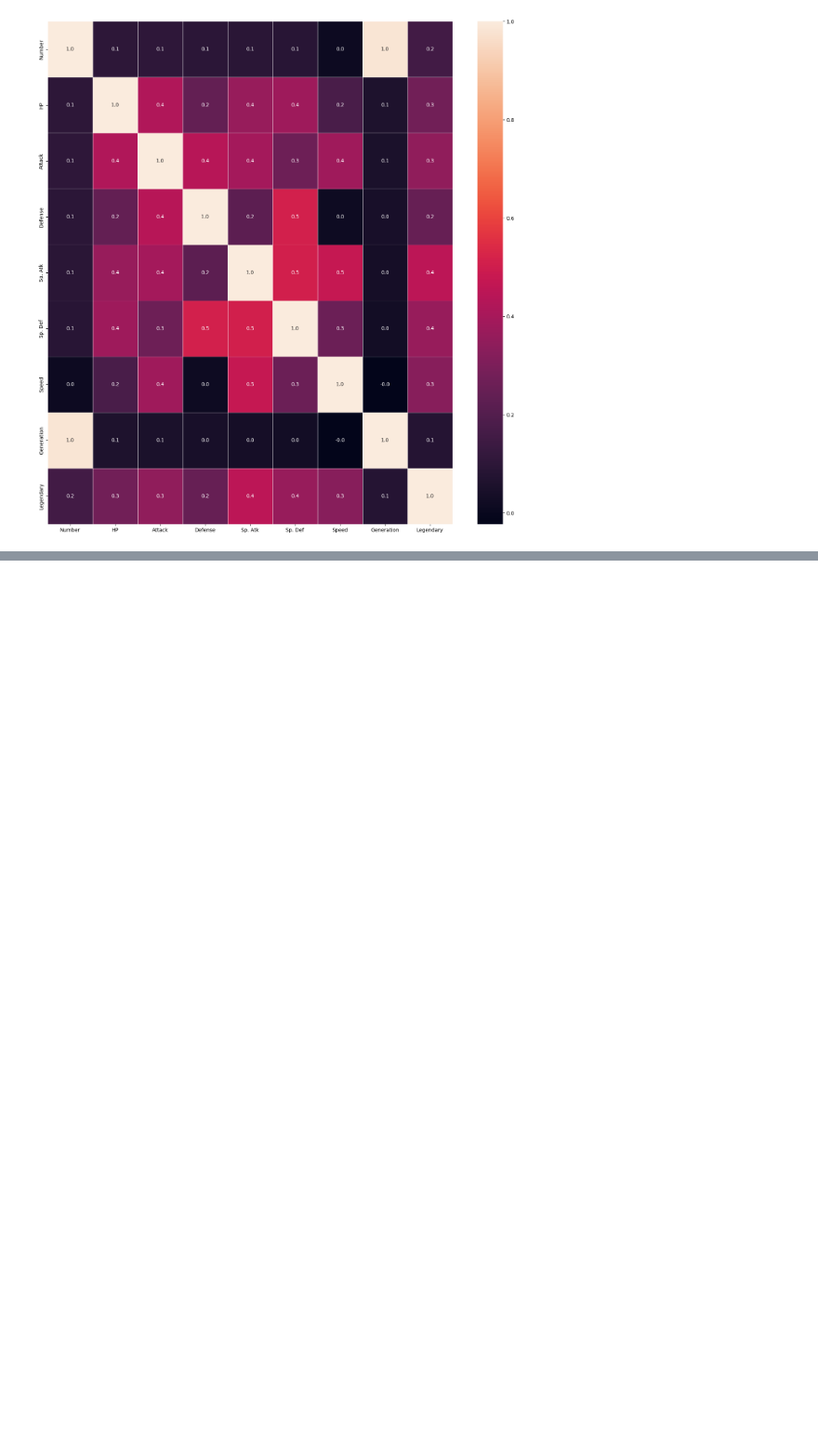
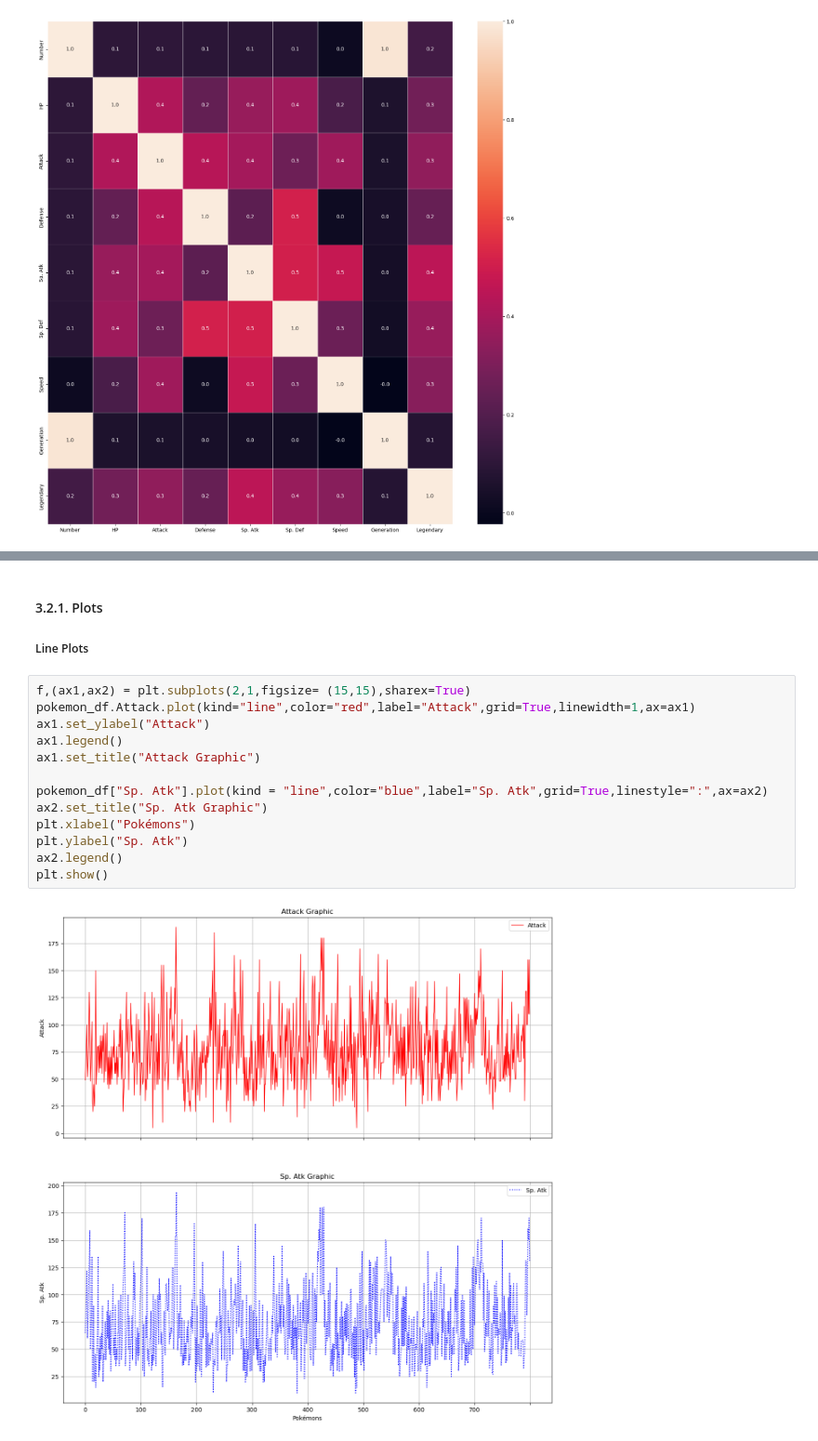
Before and after one commit to sfareya/pokemon-analysis, a Jupyter notebook: PokemonProject.ipynb, the cells around one changed output, grey strips where cells are left out. Shown at 93% size. Cells and saved outputs as stored; diff of their text form; blank space fills up the shorter version.

```diff
--- a/PokemonProject.ipynb
+++ b/PokemonProject.ipynb
@@ -189,0 +300,18 @@ plt.show()
+# %% [markdown]
+#### 3.2.1. Plots
+##### Line Plots
+# %%
+f,(ax1,ax2) = plt.subplots(2,1,figsize= (15,15),sharex=True)
+pokemon_df.Attack.plot(kind="line",color="red",label="Attack",grid=True,linewidth=1,ax=ax1)
+ax1.set_ylabel("Attack")
+ax1.legend()
+ax1.set_title("Attack Graphic")
+
+pokemon_df["Sp. Atk"].plot(kind = "line",color="blue",label="Sp. Atk",grid=True,linestyle=":",ax=ax2)
+ax2.set_title("Sp. Atk Graphic")
+plt.xlabel("Pokémons")
+plt.ylabel("Sp. Atk")
+ax2.legend()
+plt.show()
+# %% [output]
+[figure, added]
```
Also changed, not shown: parts of 34 cells of this notebook.
